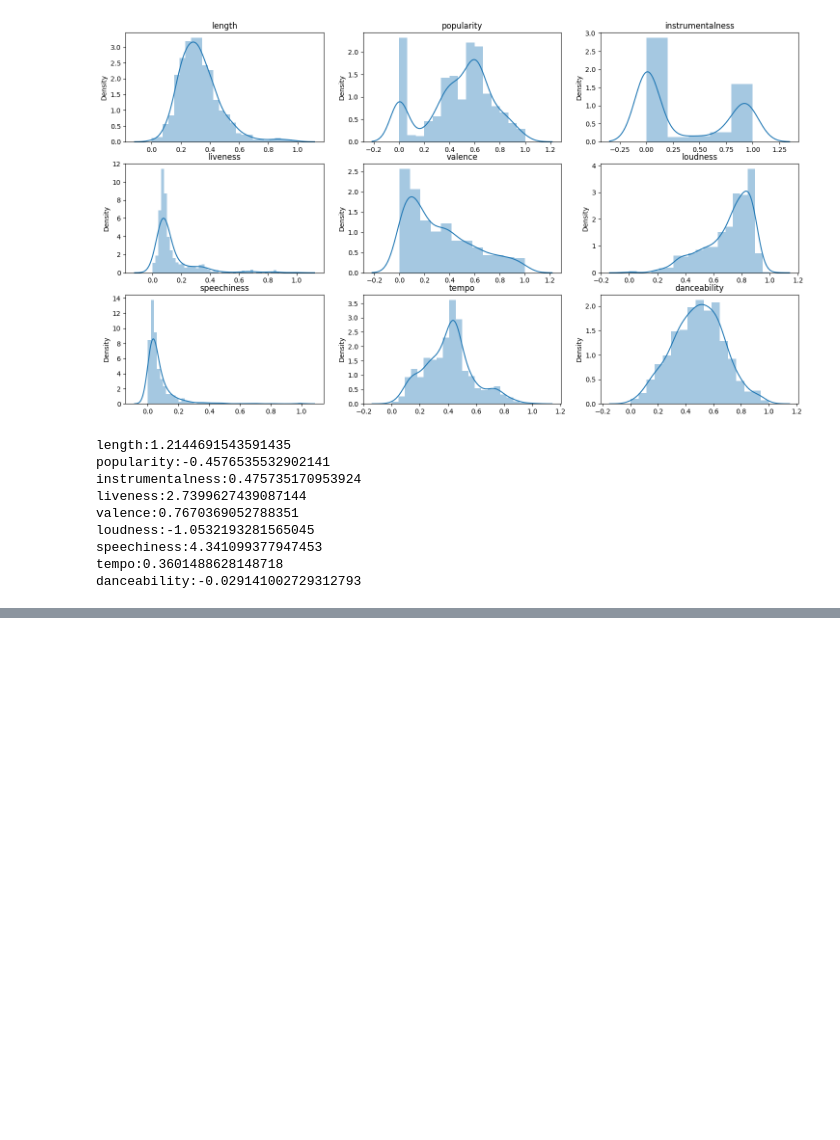
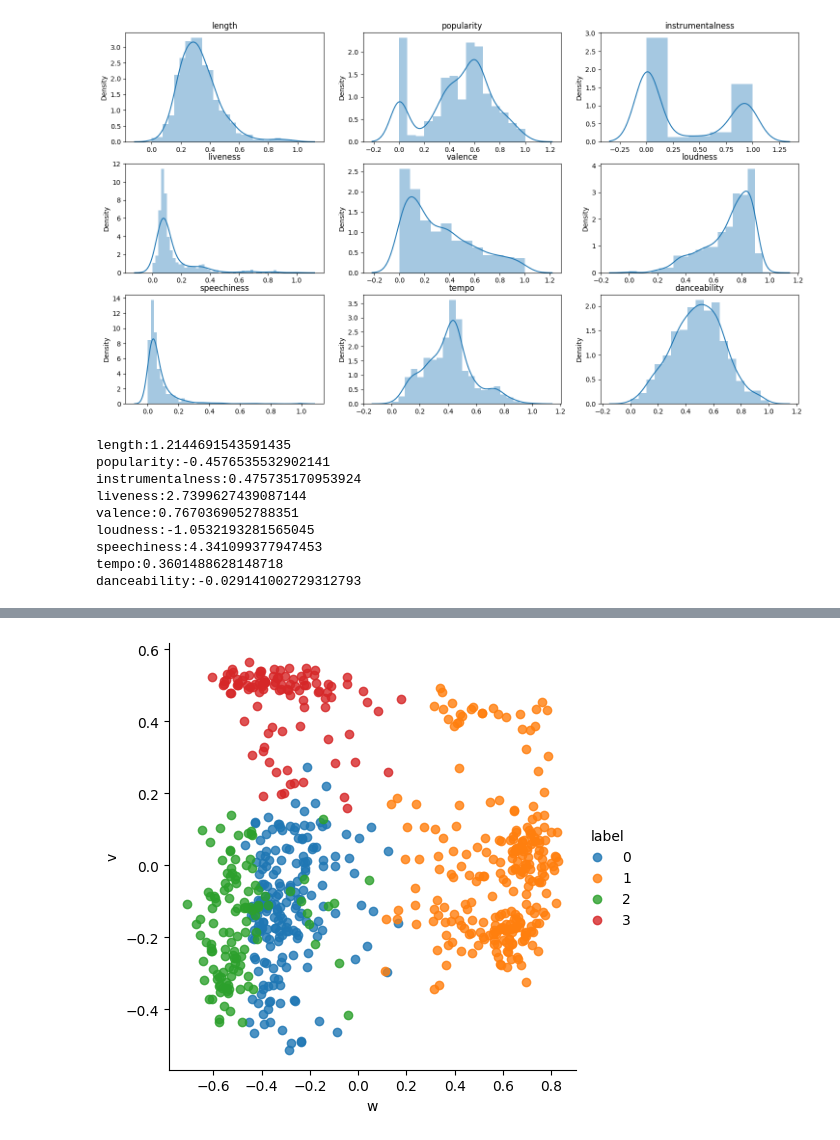
Before and after one commit to lucifertrj/Moody.ai, a Jupyter notebook: notebooks/song_recommendator.ipynb, the cells around one changed output, grey strips where cells are left out. Saved outputs shown, nothing was run; the diff lists cells and outputs as text; code cells hidden in the pictures; blank space fills up the shorter version.

```diff
--- a/notebooks/song_recommendator.ipynb
+++ b/notebooks/song_recommendator.ipynb
@@ -152,0 +194,18 @@ from sklearn.cluster import KMeans
+# %%
+from sklearn.decomposition import PCA
+
+kmeans = KMeans(n_clusters=numClusters,algorithm="elkan")
+kmeans = kmeans.fit(data[numer_cols])
+y_kmeans = kmeans.predict(data[numer_cols])
+pca = PCA(n_components=4)
+principal_components = pca.fit_transform(data[numer_cols])
+# %%
+pc = pd.DataFrame(principal_components)
+pc['label'] = y_kmeans
+pc.columns = ['w','v','x', 'y','label']
+
+#plot data with seaborn
+cluster = sns.lmplot(data=pc, x='w', y='v', hue='label',
+                   fit_reg=False, legend=True, legend_out=True)
+# %% [output]
+[figure, added]
```
Also changed, not shown: parts of 21 cells of this notebook, 7 other files.
